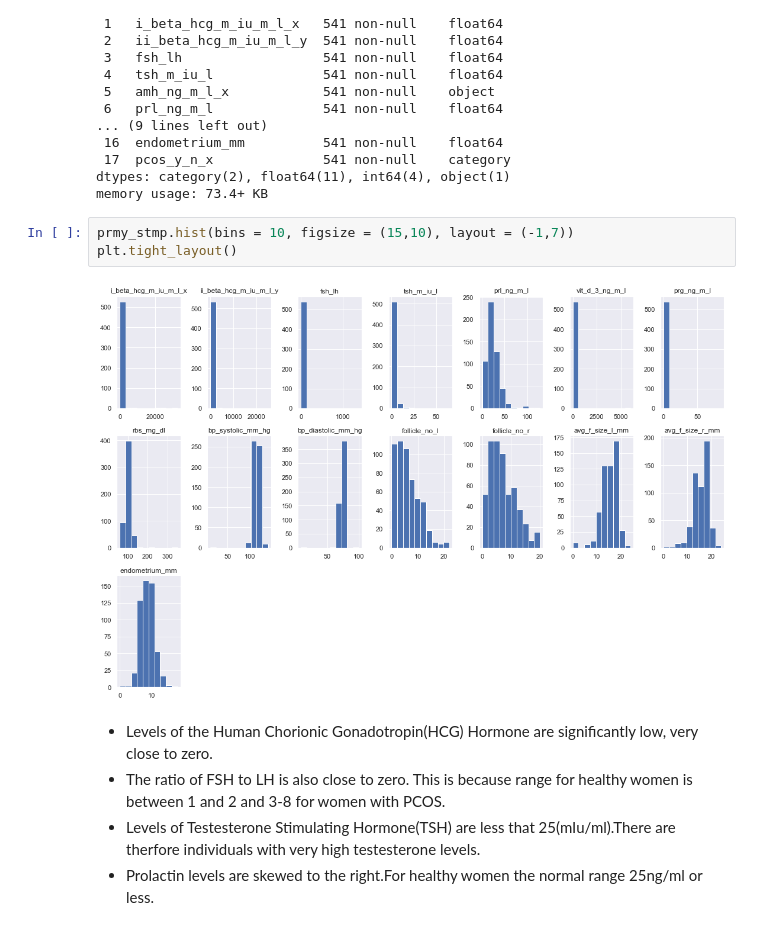
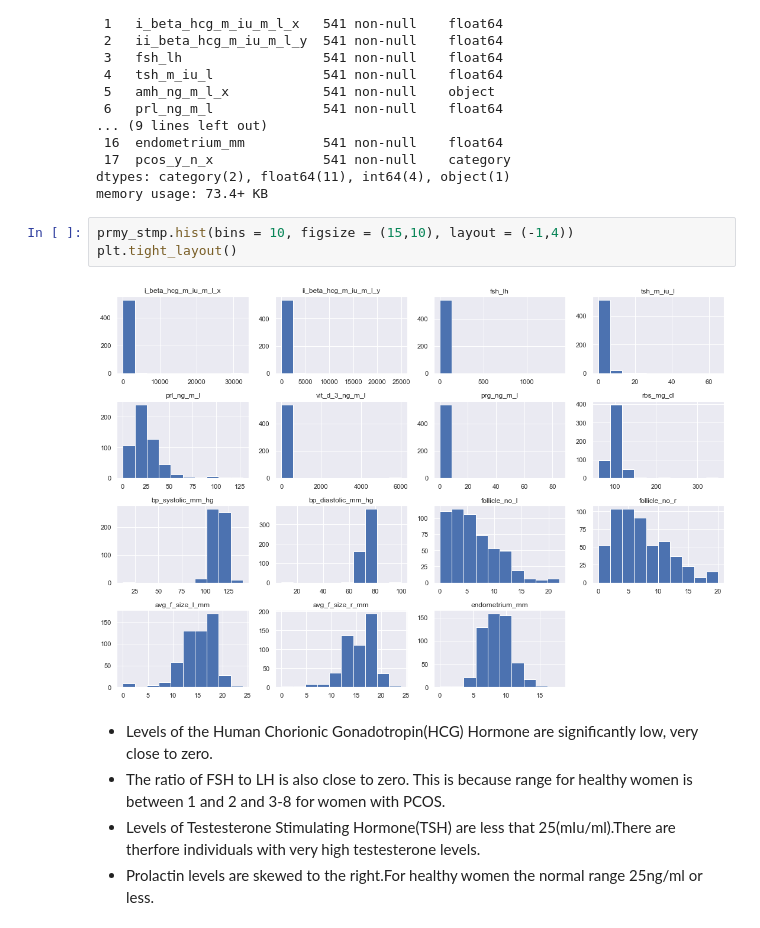
Before and after one commit to Nyairo4/PCOS, a Jupyter notebook: Pcos_Classification_Prediction.ipynb, the cells around one changed output. Saved outputs shown, nothing was run; the diff lists cells and outputs as text.

```diff
--- a/Pcos_Classification_Prediction.ipynb
+++ b/Pcos_Classification_Prediction.ipynb
@@ -375,10 +338,10 @@ Data columns (total 18 columns):
 dtypes: category(2), float64(11), int64(4), object(1)
 memory usage: 73.4+ KB
 # %%
-prmy_stmp.hist(bins = 10, figsize = (15,10), layout = (-1,7))
+prmy_stmp.hist(bins = 10, figsize = (15,10), layout = (-1,4))
 plt.tight_layout()
 # %% [output]
-[figure, old version]
+[figure, new version]
 # %% [markdown]
 * Levels of the Human Chorionic Gonadotropin(HCG) Hormone are significantly low, very close to zero.
 * The ratio of FSH to LH is also close to zero. This is because range for healthy women is between 1 and 2 and 3-8 for women with PCOS.
```
Also changed, not shown: parts of 22 cells of this notebook.
